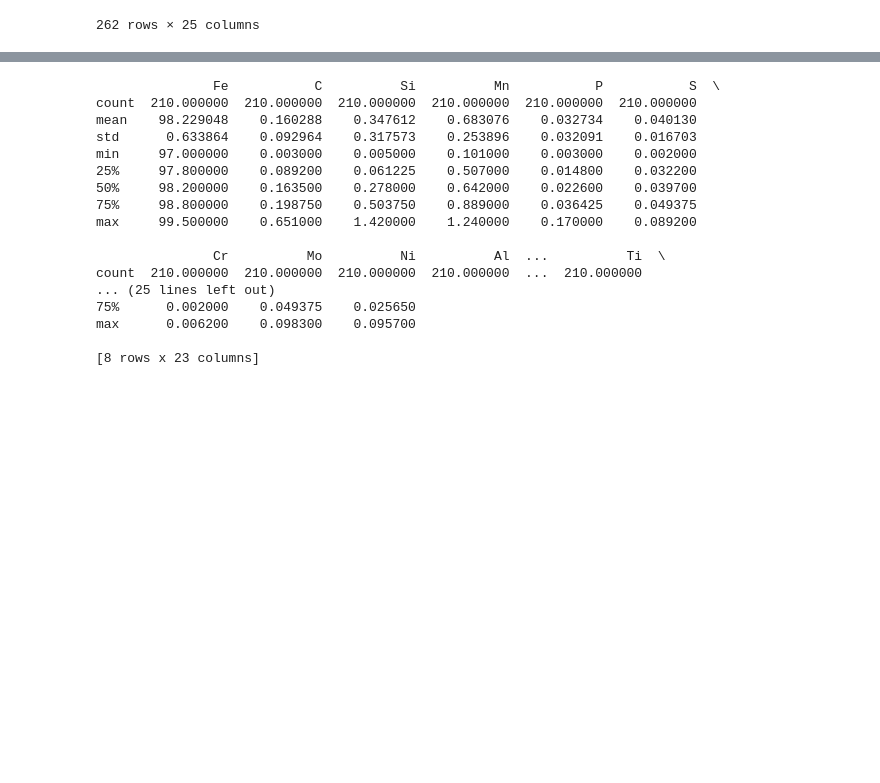
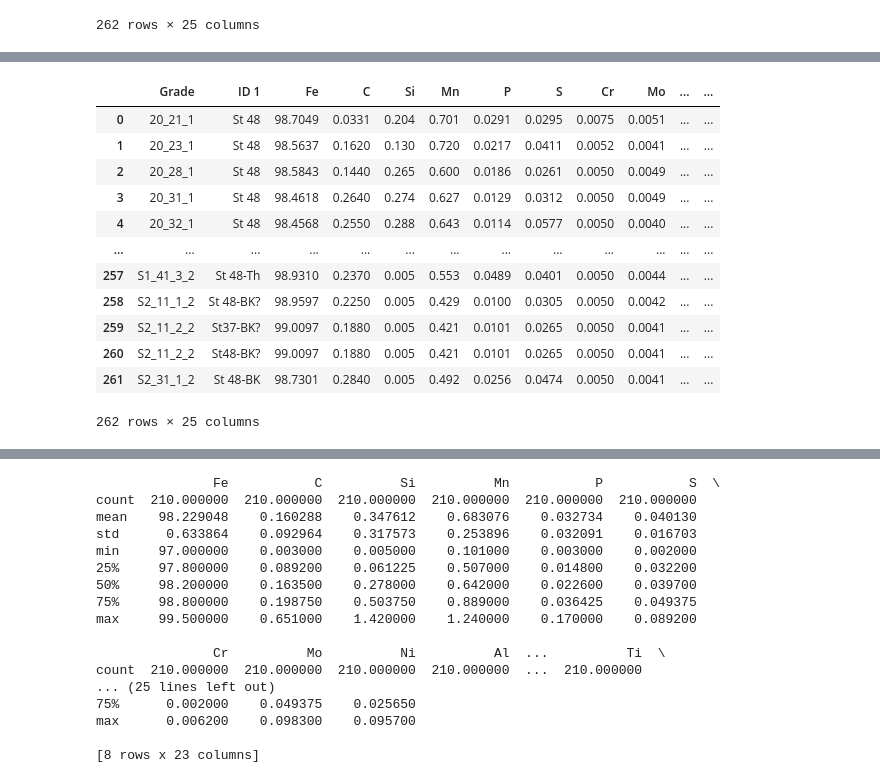
Before and after one commit to Hanh3103/Intelligence-SteelDetection, a Jupyter notebook: data_cleaning.ipynb, the cells around one changed output, grey strips where cells are left out. Cells and saved outputs as stored; diff of their text form; code cells hidden in the pictures; blank space fills up the shorter version.

```diff
--- a/data_cleaning.ipynb
+++ b/data_cleaning.ipynb
@@ -115,0 +114,38 @@ df_test
+# %%
+# Kopiere den ursprünglichen DataFrame, um Änderungen vorzunehmen
+df_modified = df_test.copy()
+
+# Wähle alle Spalten aus, die nicht 'Grade', 'ID 1' oder 'Fe' sind
+cols_to_sum = df_modified.columns.difference(['Grade', 'ID 1', 'Fe'])
+
+# Berechne die Summe der ausgewählten Spalten für jede Zeile
+df_modified['sum'] = df_modified[cols_to_sum].sum(axis=1)
+
+# Schreibe 100 minus den berechneten Summenwert in 'Fe'
+df_modified['Fe'] = 100 - df_modified['sum']
+
+# Entferne die Hilfsspalte 'sum', falls sie nicht benötigt wird
+df_modified.drop(columns=['sum'], inplace=True)
+
+# Überschreibe df_test mit dem modifizierten DataFrame
+df_test = df_modified.copy()
+
+# entferne die Spalten 'Grade' und 'ID 1'
+df_test1 = df_test.drop(columns=['Grade', 'ID 1'])
+
+# Überprüfe das Ergebnis
+df_test
+# %% [output]
+|  | Grade | ID 1 | Fe | C | Si | Mn | P | S | Cr | Mo | ... | ... |
+| 0 | 20_21_1 | St 48 | 98.7049 | 0.0331 | 0.204 | 0.701 | 0.0291 | 0.0295 | 0.0075 | 0.0051 | ... | ... |
+| 1 | 20_23_1 | St 48 | 98.5637 | 0.1620 | 0.130 | 0.720 | 0.0217 | 0.0411 | 0.0052 | 0.0041 | ... | ... |
+| 2 | 20_28_1 | St 48 | 98.5843 | 0.1440 | 0.265 | 0.600 | 0.0186 | 0.0261 | 0.0050 | 0.0049 | ... | ... |
+| 3 | 20_31_1 | St 48 | 98.4618 | 0.2640 | 0.274 | 0.627 | 0.0129 | 0.0312 | 0.0050 | 0.0049 | ... | ... |
+| 4 | 20_32_1 | St 48 | 98.4568 | 0.2550 | 0.288 | 0.643 | 0.0114 | 0.0577 | 0.0050 | 0.0040 | ... | ... |
+| ... | ... | ... | ... | ... | ... | ... | ... | ... | ... | ... | ... | ... |
+| 257 | S1_41_3_2 | St 48-Th | 98.9310 | 0.2370 | 0.005 | 0.553 | 0.0489 | 0.0401 | 0.0050 | 0.0044 | ... | ... |
+| 258 | S2_11_1_2 | St 48-BK? | 98.9597 | 0.2250 | 0.005 | 0.429 | 0.0100 | 0.0305 | 0.0050 | 0.0042 | ... | ... |
+| 259 | S2_11_2_2 | St37-BK? | 99.0097 | 0.1880 | 0.005 | 0.421 | 0.0101 | 0.0265 | 0.0050 | 0.0041 | ... | ... |
+| 260 | S2_11_2_2 | St48-BK? | 99.0097 | 0.1880 | 0.005 | 0.421 | 0.0101 | 0.0265 | 0.0050 | 0.0041 | ... | ... |
+| 261 | S2_31_1_2 | St 48-BK | 98.7301 | 0.2840 | 0.005 | 0.492 | 0.0256 | 0.0474 | 0.0050 | 0.0041 | ... | ... |
+262 rows × 25 columns
```
Also changed, not shown: parts of 10 cells of this notebook.
